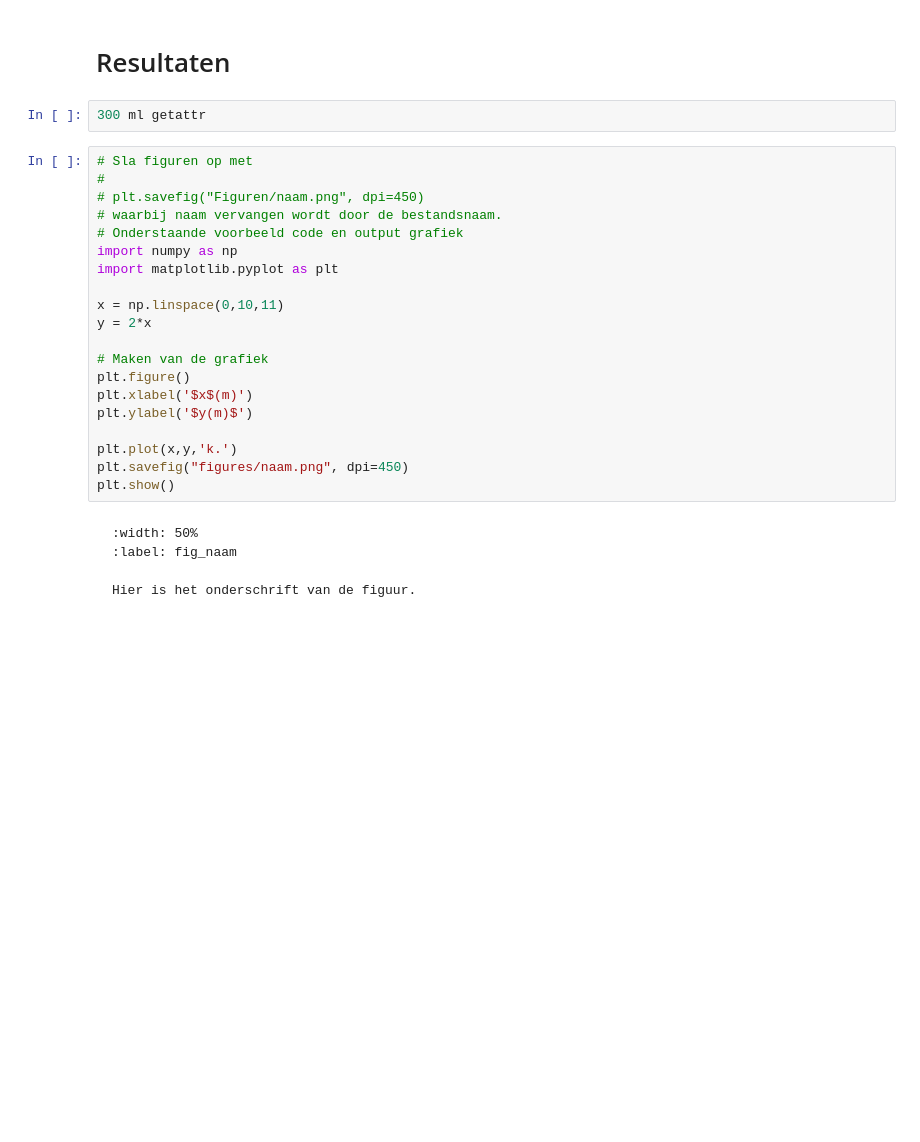
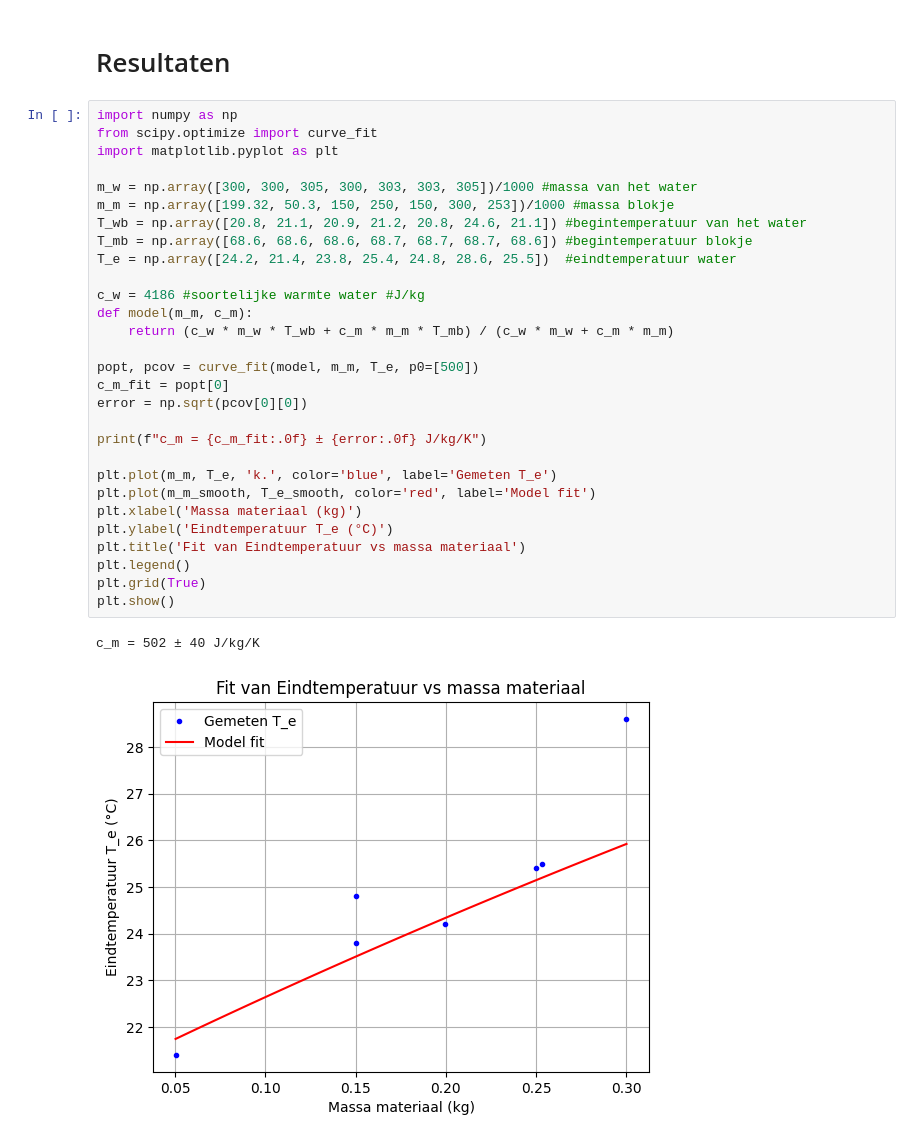
Before and after one commit to meijnebolger/groepMF, a Jupyter notebook: Content/Labs/Warmtecapaciteit.ipynb, the cells around one changed output. Drawn from its saved outputs; the diff is of its cells as text; blank space fills up the shorter version.

````diff
--- a/Content/Labs/Warmtecapaciteit.ipynb
+++ b/Content/Labs/Warmtecapaciteit.ipynb
@@ -69,34 +69,37 @@ Het voorbeeld kun je natuurlijk straks verwijderen.
 # %% [markdown]
 # Resultaten
 # %%
-300 ml getattr
+import numpy as np
+from scipy.optimize import curve_fit
+import matplotlib.pyplot as plt
+
+m_w = np.array([300, 300, 305, 300, 303, 303, 305])/1000 #massa van het water
+m_m = np.array([199.32, 50.3, 150, 250, 150, 300, 253])/1000 #massa blokje
+T_wb = np.array([20.8, 21.1, 20.9, 21.2, 20.8, 24.6, 21.1]) #begintemperatuur van het water
+T_mb = np.array([68.6, 68.6, 68.6, 68.7, 68.7, 68.7, 68.6]) #begintemperatuur blokje
+T_e = np.array([24.2, 21.4, 23.8, 25.4, 24.8, 28.6, 25.5])  #eindtemperatuur water
+
+c_w = 4186 #soortelijke warmte water #J/kg
+def model(m_m, c_m):
+    return (c_w * m_w * T_wb + c_m * m_m * T_mb) / (c_w * m_w + c_m * m_m)
+
+popt, pcov = curve_fit(model, m_m, T_e, p0=[500])
+c_m_fit = popt[0]
+error = np.sqrt(pcov[0][0])
+
+print(f"c_m = {c_m_fit:.0f} ± {error:.0f} J/kg/K")
+
+plt.plot(m_m, T_e, 'k.', color='blue', label='Gemeten T_e')
+plt.plot(m_m_smooth, T_e_smooth, color='red', label='Model fit')
+plt.xlabel('Massa materiaal (kg)')
+plt.ylabel('Eindtemperatuur T_e (°C)')
+plt.title('Fit van Eindtemperatuur vs massa materiaal')
+plt.legend()
+plt.grid(True)
+plt.show()
+# %% [output]
+c_m = 502 ± 40 J/kg/K
+[figure, added]
-# %%
-# Sla figuren op met
-#
-# plt.savefig("Figuren/naam.png", dpi=450)
-# waarbij naam vervangen wordt door de bestandsnaam.
-# Onderstaande voorbeeld code en output grafiek
-import numpy as np
-import matplotlib.pyplot as plt
-
-x = np.linspace(0,10,11)
-y = 2*x
-
-# Maken van de grafiek
-plt.figure()
-plt.xlabel('$x$(m)')
-plt.ylabel('$y(m)$')
-
-plt.plot(x,y,'k.')
-plt.savefig("figures/naam.png", dpi=450)
-plt.show()
-# %% [markdown]
-```{figure} figures/naam.png
-:width: 50%
-:label: fig_naam
-
-Hier is het onderschrift van de figuur.
-```
 # %% [markdown]
 # Discussie en conclusie
 
````
Also changed, not shown: parts of 1 cell of this notebook.
